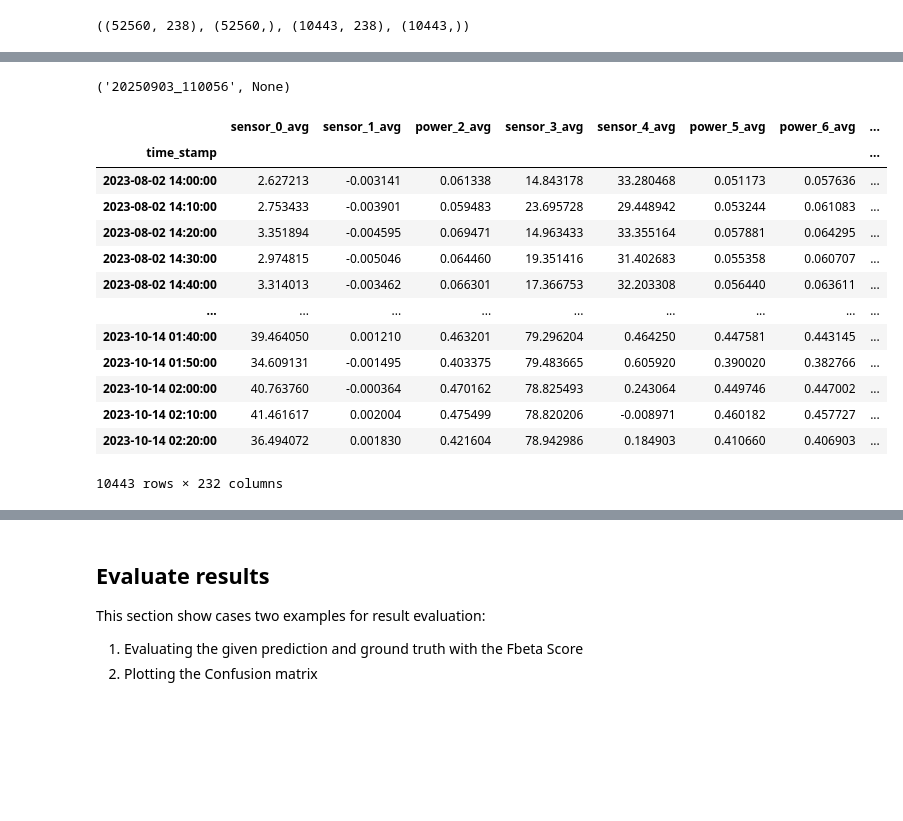
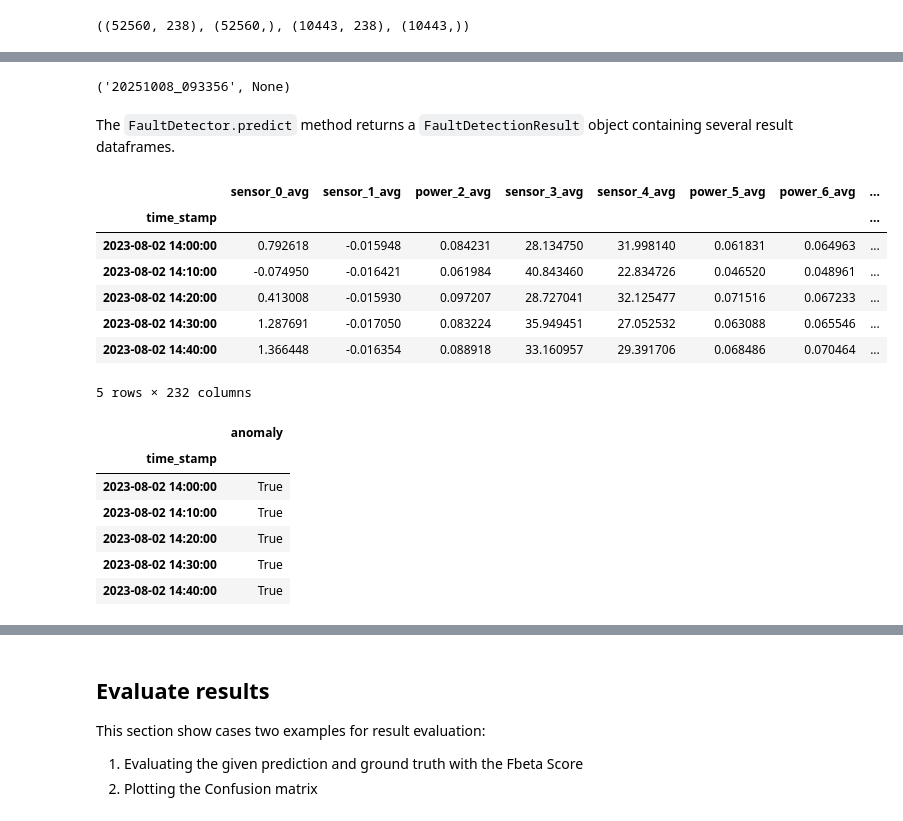
Before and after one commit to thgrass/EnergyFaultDetector, a Jupyter notebook: notebooks/Example - FaultDetector Usage.ipynb, the cells around one changed output, grey strips where cells are left out. Cells and saved outputs as stored; diff of their text form; code cells hidden in the pictures; blank space fills up the shorter version.

Commit message:
Update FaultDetector Usage notebook

```diff
--- a/notebooks/Example - FaultDetector Usage.ipynb
+++ b/notebooks/Example - FaultDetector Usage.ipynb
@@ -46,6 +46,6 @@ Name: 15, dtype: object
 # %%
 # load and split data into numerical sensor data and status_data
-train_sensor_data, train_status, test_sensor_data, test_status = c2c.get_formatted_event_dataset(event_id=event_id, index_column='time_stamp')
+train_sensor_data, train_status, test_sensor_data, test_status = c2c.load_and_format_event_dataset(event_id=event_id, index_column='time_stamp')
 
 train_sensor_data.shape, train_status.shape, test_sensor_data.shape, test_status.shape
 # %% [output]
@@ -72,32 +99,38 @@ train_results.model_path
 # %%
 train_results.model_date, train_results.model_path
 # %% [output]
-('20250903_110056', None)
+('20251008_093356', None)
+# %% [markdown]
+The `FaultDetector.predict` method returns a `FaultDetectionResult` object containing several result dataframes.
 # %%
-predictions = model.predict(sensor_data=test_sensor_data)  # returns a dictionary
+predictions = model.predict(sensor_data=test_sensor_data)
 
-predictions.reconstruction
+predictions.reconstruction.head()
 
 # recon_error: reconstruction error of the autoencoder
 # reconstruction: reconstruction of the input data (rescaled to original scale)
 # predicted_anomalies: dataframe with column indicating whether an anomaly is detected
 # anomaly_score: dataframe with column containing the Anomaly Score
 # bias_data: dataframe with ARCANA bias vector, if root cause analysis was performed
 # arcana_losses: dataframe containing recorded ARCANA losses
 # tracked_bias: List of recorded biases during ARCANA iterations
 # %% [output]
 |  | sensor_0_avg | sensor_1_avg | power_2_avg | sensor_3_avg | sensor_4_avg | power_5_avg | power_6_avg | ... |
 | time_stamp |  |  |  |  |  |  |  | ... |
-| 2023-08-02 14:00:00 | 2.627213 | -0.003141 | 0.061338 | 14.843178 | 33.280468 | 0.051173 | 0.057636 | ... |
-| 2023-08-02 14:10:00 | 2.753433 | -0.003901 | 0.059483 | 23.695728 | 29.448942 | 0.053244 | 0.061083 | ... |
-| 2023-08-02 14:20:00 | 3.351894 | -0.004595 | 0.069471 | 14.963433 | 33.355164 | 0.057881 | 0.064295 | ... |
-| 2023-08-02 14:30:00 | 2.974815 | -0.005046 | 0.064460 | 19.351416 | 31.402683 | 0.055358 | 0.060707 | ... |
-| 2023-08-02 14:40:00 | 3.314013 | -0.003462 | 0.066301 | 17.366753 | 32.203308 | 0.056440 | 0.063611 | ... |
-| ... | ... | ... | ... | ... | ... | ... | ... | ... |
-| 2023-10-14 01:40:00 | 39.464050 | 0.001210 | 0.463201 | 79.296204 | 0.464250 | 0.447581 | 0.443145 | ... |
-| 2023-10-14 01:50:00 | 34.609131 | -0.001495 | 0.403375 | 79.483665 | 0.605920 | 0.390020 | 0.382766 | ... |
-| 2023-10-14 02:00:00 | 40.763760 | -0.000364 | 0.470162 | 78.825493 | 0.243064 | 0.449746 | 0.447002 | ... |
-| 2023-10-14 02:10:00 | 41.461617 | 0.002004 | 0.475499 | 78.820206 | -0.008971 | 0.460182 | 0.457727 | ... |
-| 2023-10-14 02:20:00 | 36.494072 | 0.001830 | 0.421604 | 78.942986 | 0.184903 | 0.410660 | 0.406903 | ... |
+| 2023-08-02 14:00:00 | 0.792618 | -0.015948 | 0.084231 | 28.134750 | 31.998140 | 0.061831 | 0.064963 | ... |
+| 2023-08-02 14:10:00 | -0.074950 | -0.016421 | 0.061984 | 40.843460 | 22.834726 | 0.046520 | 0.048961 | ... |
+| 2023-08-02 14:20:00 | 0.413008 | -0.015930 | 0.097207 | 28.727041 | 32.125477 | 0.071516 | 0.067233 | ... |
+| 2023-08-02 14:30:00 | 1.287691 | -0.017050 | 0.083224 | 35.949451 | 27.052532 | 0.063088 | 0.065546 | ... |
+| 2023-08-02 14:40:00 | 1.366448 | -0.016354 | 0.088918 | 33.160957 | 29.391706 | 0.068486 | 0.070464 | ... |
-10443 rows × 232 columns
+5 rows × 232 columns
+# %%
+predictions.predicted_anomalies.head()
+# %% [output]
+|  | anomaly |
+| time_stamp |  |
+| 2023-08-02 14:00:00 | True |
+| 2023-08-02 14:10:00 | True |
+| 2023-08-02 14:20:00 | True |
+| 2023-08-02 14:30:00 | True |
+| 2023-08-02 14:40:00 | True |
 # %% [markdown]
```
Also changed, not shown: parts of 28 cells of this notebook.
